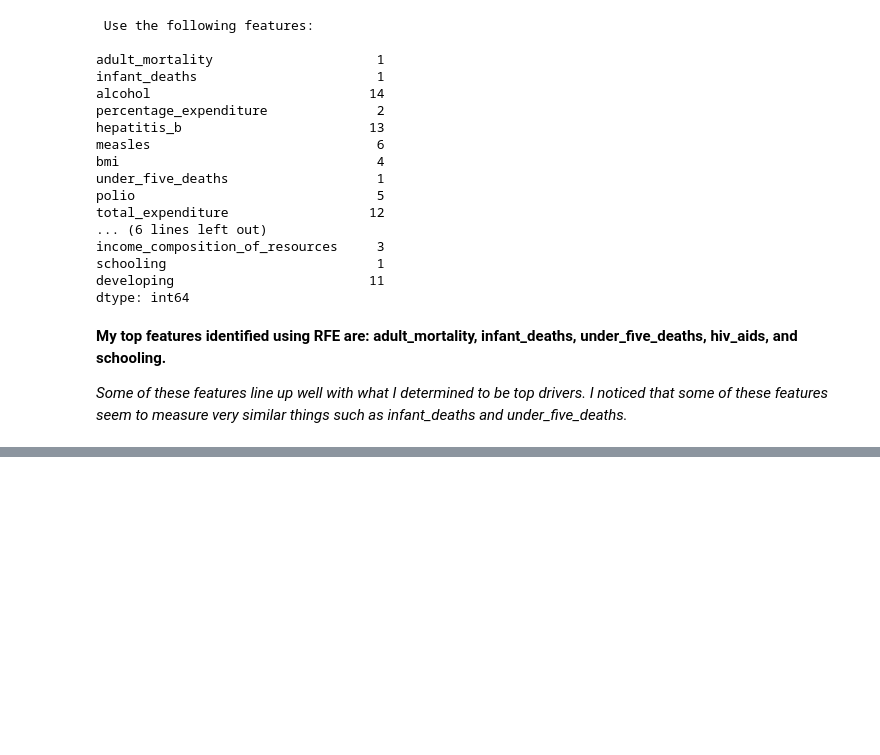
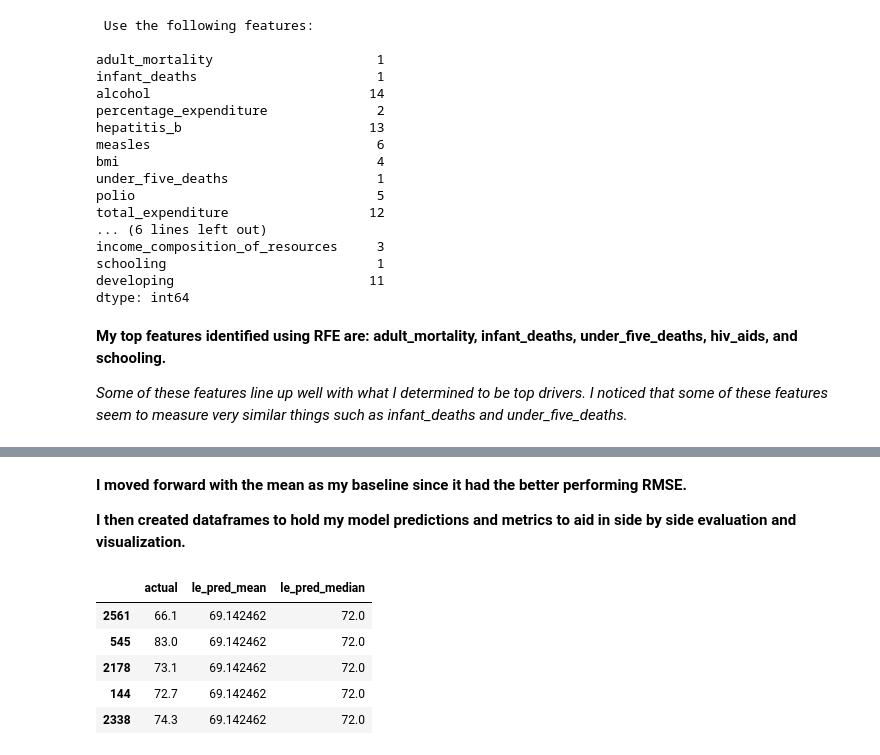
Before and after one commit to kristofer-rivera/predicting-life-expectancy, a Jupyter notebook: final_notebook.ipynb, the cells around one changed output, grey strips where cells are left out. Cells and saved outputs as stored; diff of their text form; code cells hidden in the pictures; blank space fills up the shorter version.

```diff
--- a/final_notebook.ipynb
+++ b/final_notebook.ipynb
@@ -394,0 +410,31 @@ dtype: int64
+# %%
+#First convert y_train into Dataframes so the baselines can be easily calculated with pandas
+y_train = pd.DataFrame(y_train)
+y_validate = pd.DataFrame(y_validate)
+y_test =pd.DataFrame(y_test)
+
+# 1. Predict mean life expectancy
+le_pred_mean = y_train.life_expectancy.mean()
+y_train['le_pred_mean'] = le_pred_mean
+y_validate['le_pred_mean'] = le_pred_mean
+y_test['le_pred_mean'] = le_pred_mean
+
+# 2. Predict median life expectancy
+le_pred_median = y_train.life_expectancy.median()
+y_train['le_pred_median'] = le_pred_median
+y_validate['le_pred_median'] = le_pred_median
+y_test['le_pred_mean'] = le_pred_mean
+
+# 3. RMSE of le_pred_mean
+rmse_train = mean_squared_error(y_train.life_expectancy, y_train.le_pred_mean) ** 0.5
+rmse_validate = mean_squared_error(y_validate.life_expectancy, y_validate.le_pred_mean) ** 0.5
+
+print("RMSE using Mean\nTrain/In-Sample: ", round(rmse_train, 2),
+      "\nValidate/Out-of-Sample: ", round(rmse_validate, 2))
+
+# 4. RMSE of le_pred_median
+rmse_train1 = mean_squared_error(y_train.life_expectancy, y_train.le_pred_median) ** .5
+rmse_validate1 = mean_squared_error(y_validate.life_expectancy, y_validate.le_pred_median) ** .5
+print('-----------')
+print("RMSE using Median\nTrain/In-Sample: ", round(rmse_train1, 2),
+      "\nValidate/Out-of-Sample: ", round(rmse_validate1, 2))
@@ -394,0 +449,16 @@ dtype: int64
+# %% [markdown]
+**I moved forward with the mean as my baseline since it had the better performing RMSE.**
+
+**I then created dataframes to hold my model predictions and metrics to aid in side by side evaluation and visualization.**
+# %%
+## Create a dataframe to hold my model predictions to help with side by side evaluation and visualization
+predictions = y_validate.copy()
+predictions = predictions.rename(columns={'life_expectancy':'actual'})
+predictions.head()
+# %% [output]
+|  | actual | le_pred_mean | le_pred_median |
+| 2561 | 66.1 | 69.142462 | 72.0 |
+| 545 | 83.0 | 69.142462 | 72.0 |
+| 2178 | 73.1 | 69.142462 | 72.0 |
+| 144 | 72.7 | 69.142462 | 72.0 |
+| 2338 | 74.3 | 69.142462 | 72.0 |
```
Also changed, not shown: parts of 25 cells of this notebook, 3 other files.
